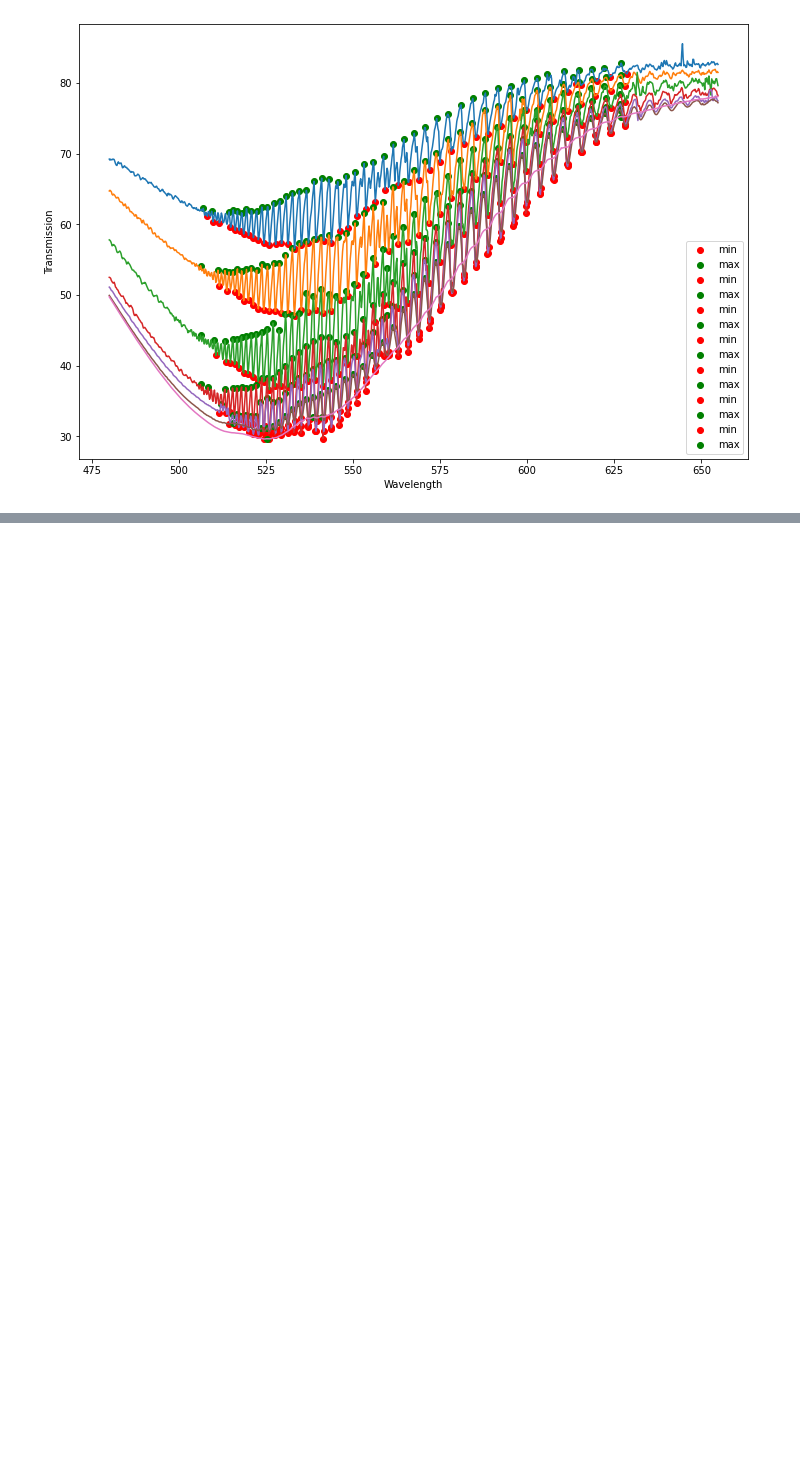
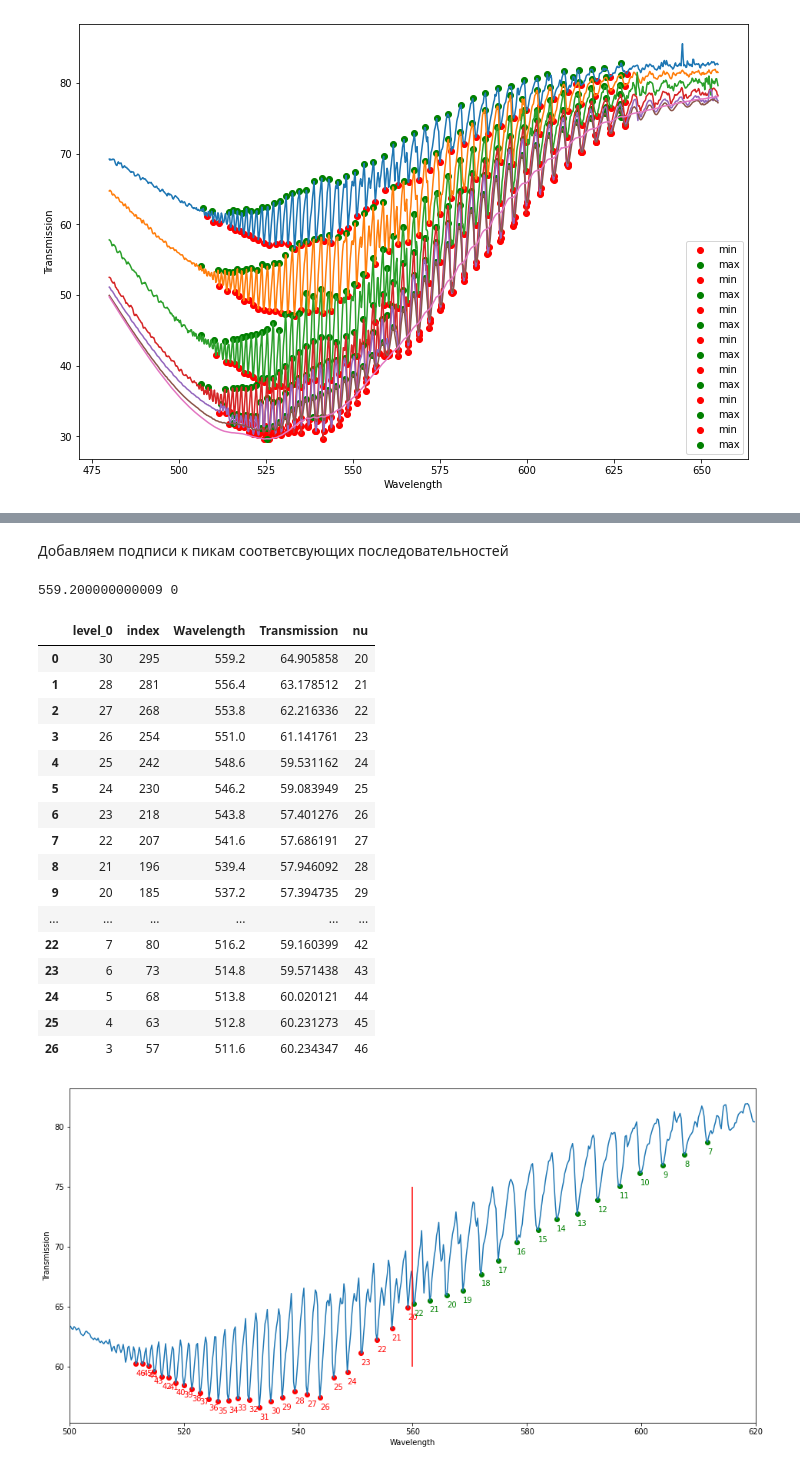
Before and after one commit to Redencon/Lapki, a Jupyter notebook: I2/I2.ipynb, the cells around one changed output, grey strips where cells are left out. Drawn from its saved outputs; the diff is of its cells as text; code cells hidden in the pictures; blank space fills up the shorter version.

```diff
--- a/I2/I2.ipynb
+++ b/I2/I2.ipynb
@@ -100,0 +141,48 @@ for temp, slit in funny:
+# %% [markdown]
+Добавляем подписи к пикам соответсвующих последовательностей
+# %%
+mins = spectre.dropna(axis=0, how='any', subset=['min'])[['Wavelength', 'Transmission']].reset_index()
+mins1 = mins.loc[(list(range(3, 29))+[30])[::-1]].reset_index()
+mins2 = mins.loc[([31]+list(range(33, 48)))[::-1]].reset_index()
+for i, row in mins1.iterrows():
+    print(row['Wavelength'], i)
+    break
+# mins1
+mins1['nu'] = range(20, 47)
+mins2['nu'] = range(7, 23)
+
+plt.figure(figsize=(16, 8))
+sns.lineplot(spectre, x='Wavelength', y='Transmission')
+
+plt.scatter(data=mins1, x='Wavelength', y='Transmission', color='r', label='min')
+for i, row in mins1.iterrows():
+    plt.text(x=row['Wavelength'], y=row['Transmission']-1, s=int(row['nu']), color='r')
+
+plt.scatter(data=mins2, x='Wavelength', y='Transmission', color='g', label='min')
+for i, row in mins2.iterrows():
+    plt.text(x=row['Wavelength'], y=row['Transmission']-1, s=int(row['nu']), color='g')
+
+plt.vlines(x=560, ymin=60, ymax=75, color='r')
+plt.xlim(500, 620)
+
+mins1
+# %% [output]
+559.200000000009 0
+|  | level_0 | index | Wavelength | Transmission | nu |
+| 0 | 30 | 295 | 559.2 | 64.905858 | 20 |
+| 1 | 28 | 281 | 556.4 | 63.178512 | 21 |
+| 2 | 27 | 268 | 553.8 | 62.216336 | 22 |
+| 3 | 26 | 254 | 551.0 | 61.141761 | 23 |
+| 4 | 25 | 242 | 548.6 | 59.531162 | 24 |
+| 5 | 24 | 230 | 546.2 | 59.083949 | 25 |
+| 6 | 23 | 218 | 543.8 | 57.401276 | 26 |
+| 7 | 22 | 207 | 541.6 | 57.686191 | 27 |
+| 8 | 21 | 196 | 539.4 | 57.946092 | 28 |
+| 9 | 20 | 185 | 537.2 | 57.394735 | 29 |
+| ... | ... | ... | ... | ... | ... |
+| 22 | 7 | 80 | 516.2 | 59.160399 | 42 |
+| 23 | 6 | 73 | 514.8 | 59.571438 | 43 |
+| 24 | 5 | 68 | 513.8 | 60.020121 | 44 |
+| 25 | 4 | 63 | 512.8 | 60.231273 | 45 |
+| 26 | 3 | 57 | 511.6 | 60.234347 | 46 |
+[figure, added]
```
Also changed, not shown: parts of 13 cells of this notebook.
